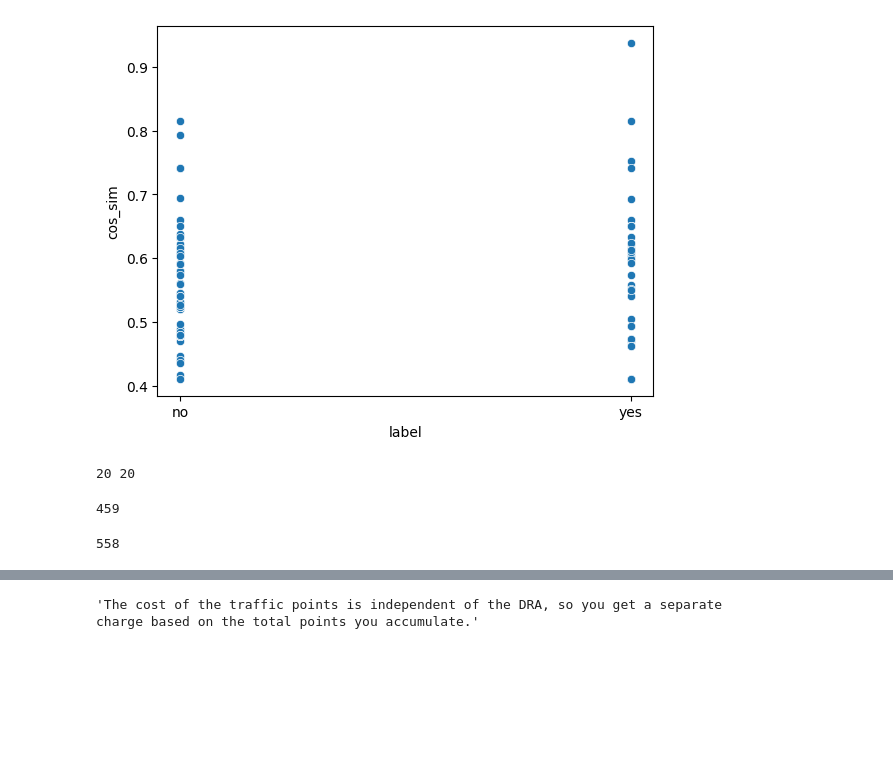
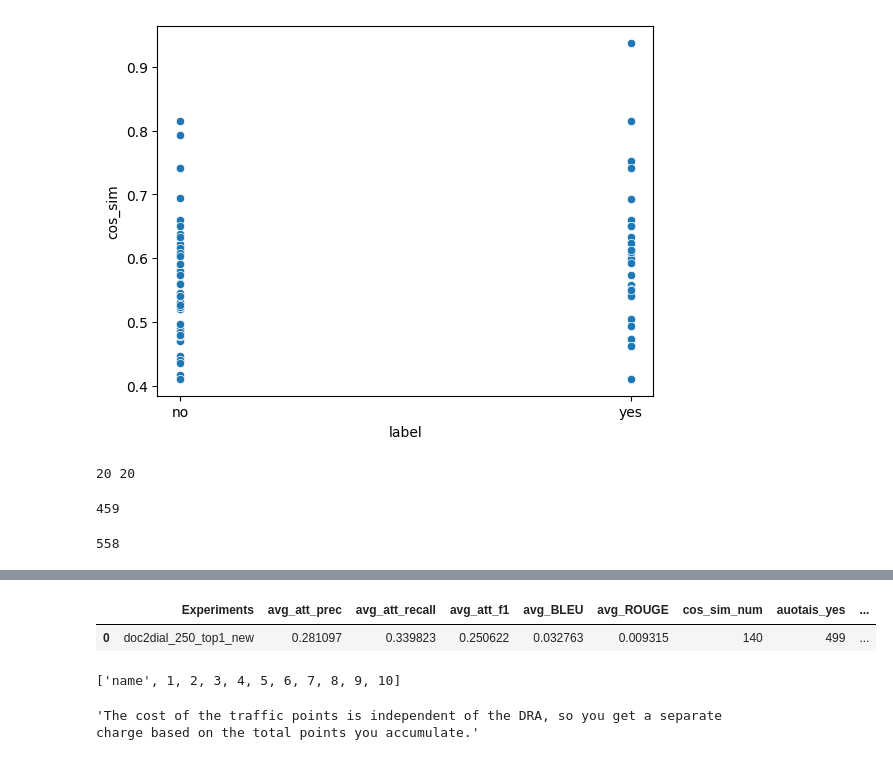
Before and after one commit to gong7788/Attributed-QA, a Jupyter notebook: analys.ipynb, the cells around one changed output, grey strips where cells are left out. Drawn from its saved outputs; the diff is of its cells as text; code cells hidden in the pictures; blank space fills up the shorter version.

```diff
--- a/analys.ipynb
+++ b/analys.ipynb
@@ -272,0 +318,32 @@ autoais_answer:  0.398
+# %%
+target_path = 'data/doc2dial/new_dataset'
+result_df = pd.DataFrame(columns=['Experiments', 'avg_att_prec', 'avg_att_recall', 'avg_att_f1',
+                                      'avg_BLEU', 'avg_ROUGE',
+                                      'cos_sim_num', 'auotais_yes', 'auotais_no', 'valid_autoais',
+                                      'avg_ans_prec', 'avg_ans_recall', 'avg_ans_f1',
+                                      'avg_ans_BLEU', 'ave_ans_ROUGE',
+                                      'cos_sim_ans_num','auotais_ans_yes', 'auotais_ans_no', 'valid_autoais_ans'])
+
+for subfolder in os.listdir(target_path):
+
+    if not os.path.isdir(os.path.join(target_path, subfolder)):
+        continue
+
+    if subfolder == 'DEFAULT':
+        name = '500_top1'
+    else:
+        name = subfolder
+
+    subfolder_path = os.path.join(target_path, subfolder)
+    file_name = 'concat.csv'
+    file_path = os.path.join(subfolder_path, file_name)
+
+    if not os.path.exists(file_path):
+        print('not exist: ', file_path)
+    else:
+        print('read: ', file_path)
+        concat_df = pd.read_csv(file_path)
+        ls = analys_df(concat_df)
+        result_df.loc[len(result_df)] = [name] + ls
+
+result_df.to_csv('temp.csv', index=False)
@@ -273,3 +368,14 @@ autoais_answer:  0.398
+# %%
+result_df
+# %% [output]
+|  | Experiments | avg_att_prec | avg_att_recall | avg_att_f1 | avg_BLEU | avg_ROUGE | cos_sim_num | auotais_yes | ... |
+| 0 | doc2dial_250_top1_new | 0.281097 | 0.339823 | 0.250622 | 0.032763 | 0.009315 | 140 | 499 | ... |
+# %%
+l = [1, 2, 3, 4, 5, 6, 7, 8, 9, 10]
+name = 'name'
+[name] + l
+# %% [output]
+['name', 1, 2, 3, 4, 5, 6, 7, 8, 9, 10]
 # %%
 concat_df.iloc[4]['autoais_true_answer']
 # %% [output]
```
Also changed, not shown: parts of 5 cells of this notebook, 1 other file.
